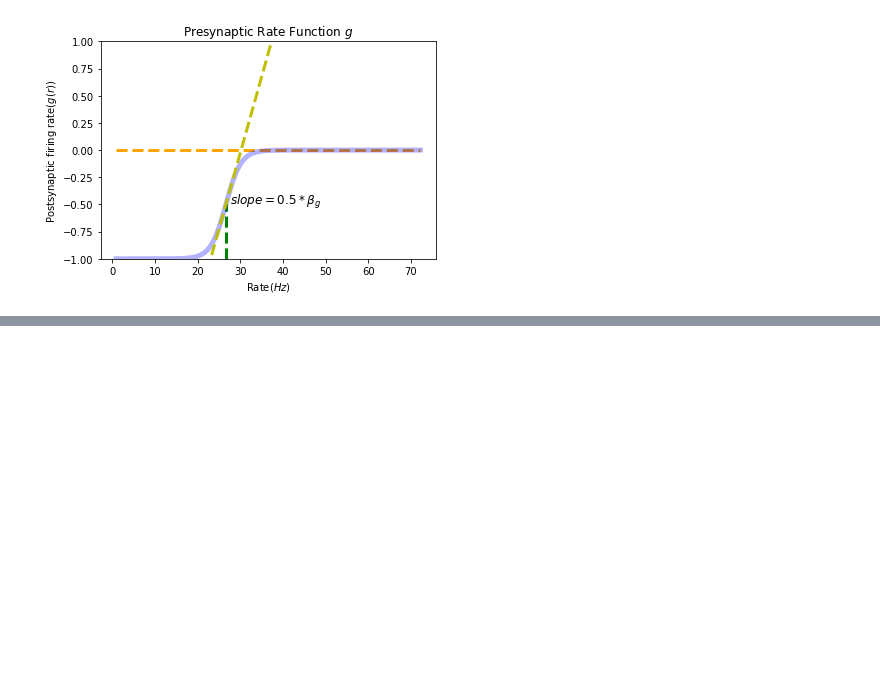
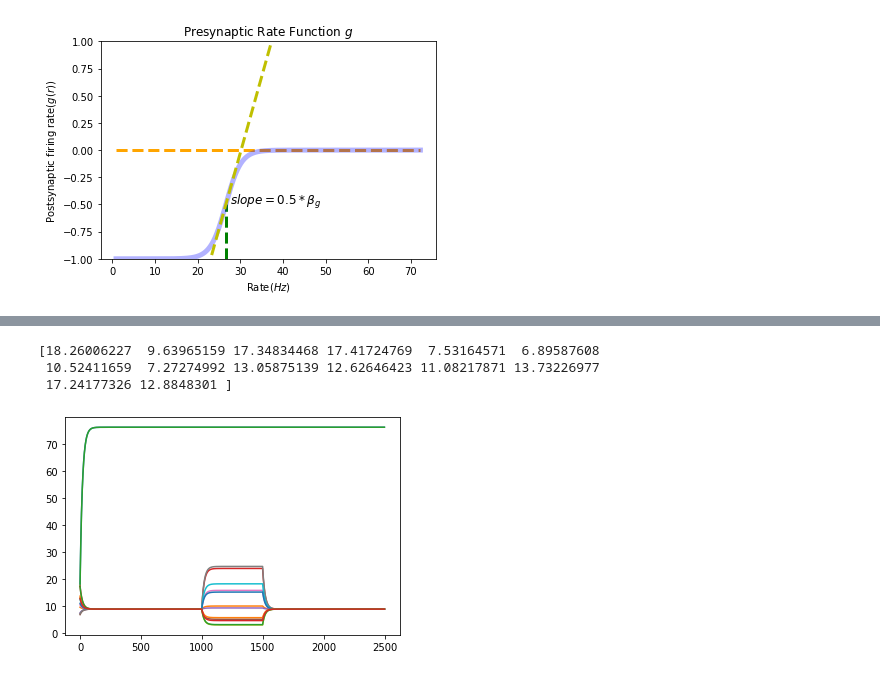
Before and after one commit to xmxhuihui/Final-Project, a Jupyter notebook: Attractor Network Model.ipynb, the cells around one changed output, grey strips where cells are left out. Cells and saved outputs as stored; diff of their text form; code cells hidden in the pictures; blank space fills up the shorter version.

```diff
--- a/Attractor Network Model.ipynb
+++ b/Attractor Network Model.ipynb
@@ -91,7 +91,7 @@ plt.text(x_g+1,(0.5*(2*q_g-1)),r'$slope=0.5*\beta_g$',size='12')
 Text(27.6, -0.5, '$slope=0.5*\\beta_g$')
 [figure]
 # %%
-p=2
+p=1
 ######
 N=14
 ######
@@ -159,0 +152,45 @@ print(J)
+# %%
+r0=np.random.uniform(5,20,size=N)
+print(r0)
+# %% [output]
+[18.26006227  9.63965159 17.34834468 17.41724769  7.53164571  6.89587608
+ 10.52411659  7.27274992 13.05875139 12.62646423 11.08217871 13.73226977
+ 17.24177326 12.8848301 ]
+# %%
+t_max=2500
+r=np.zeros((N,t_max))
+r[:,0]=r0
+tau=20
+t_pre=1000
+t_delay=1500
+dt=1
+I0=1
+I=I0*np.random.normal(0,1,size=N)
+def phi(epsilon):
+    return r_m/(1+np.exp(-beta_T*(epsilon-h_0)))
+for t in range(1,t_pre):
+    for i in range(N):
+        epsilon=0
+        for j in range(N):
+            if j!=i:
+                epsilon=epsilon+J[i,j]*r[j,t-1]
+        r[i,t]=r[i,t-1]+(-r[i,t-1]+phi(epsilon))/tau*dt
+for t in range(t_pre,t_delay):
+    for i in range(N):
+        epsilon=0
+        for j in range(N):
+            if j!=i:
+                epsilon=epsilon+J[i,j]*r[j,t-1]
+        r[i,t]=r[i,t-1]+(-r[i,t-1]+phi(I[i]+epsilon))/tau*dt
+for t in range(t_delay,t_max):
+    for i in range(N):
+        epsilon=0
+        for j in range(N):
+            if j!=i:
+                epsilon=epsilon+J[i,j]*r[j,t-1]
+        r[i,t]=r[i,t-1]+(-r[i,t-1]+phi(epsilon))/tau*dt
+plt.figure()
+for i in range(N):
+    plt.plot(range(t_max),r[i])
+# %% [output]
+[figure, added]
```
Also changed, not shown: parts of 3 cells of this notebook.
